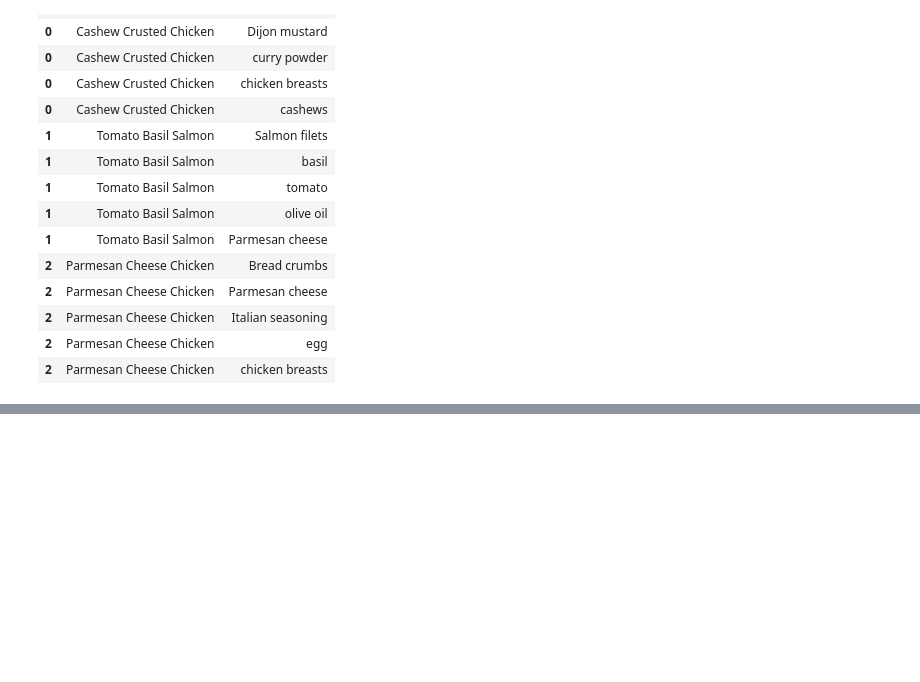
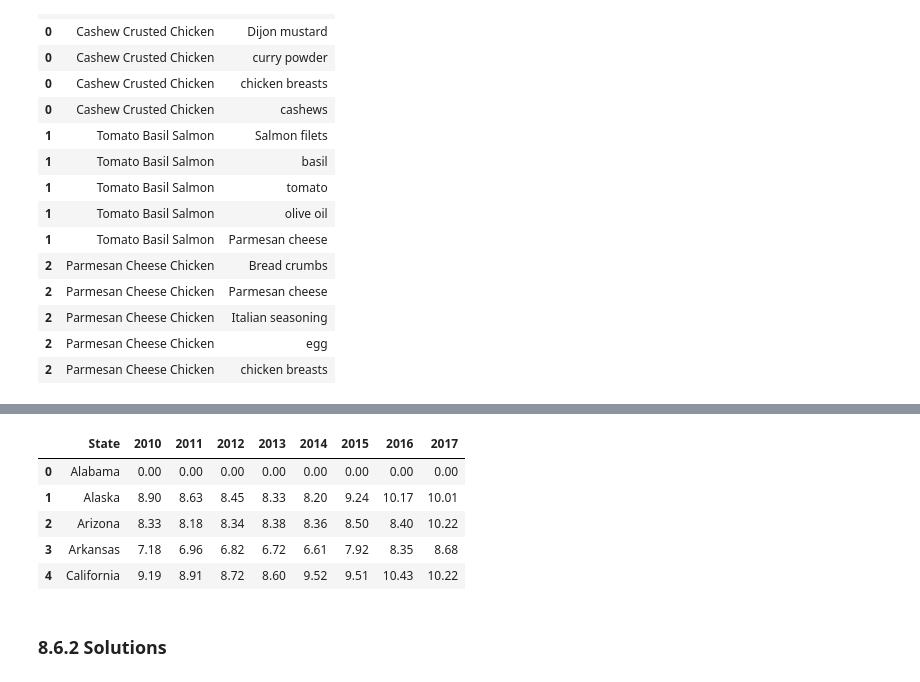
Before and after one commit to ljyGmail/pandas_in_action, a Jupyter notebook: ch08_reshaping_and_pivoting.ipynb, the cells around one changed output, grey strips where cells are left out. Saved outputs shown, nothing was run; the diff lists cells and outputs as text; code cells hidden in the pictures; blank space fills up the shorter version.

```diff
--- a/ch08_reshaping_and_pivoting.ipynb
+++ b/ch08_reshaping_and_pivoting.ipynb
@@ -411,0 +426,12 @@ recipes.explode("Ingredients")
+# %%
+min_wage = pd.read_csv("data/ch08/minimum_wage.csv")
+min_wage.head()
+# %% [output]
+|  | State | 2010 | 2011 | 2012 | 2013 | 2014 | 2015 | 2016 | 2017 |
+| 0 | Alabama | 0.00 | 0.00 | 0.00 | 0.00 | 0.00 | 0.00 | 0.00 | 0.00 |
+| 1 | Alaska | 8.90 | 8.63 | 8.45 | 8.33 | 8.20 | 9.24 | 10.17 | 10.01 |
+| 2 | Arizona | 8.33 | 8.18 | 8.34 | 8.38 | 8.36 | 8.50 | 8.40 | 10.22 |
+| 3 | Arkansas | 7.18 | 6.96 | 6.82 | 6.72 | 6.61 | 7.92 | 8.35 | 8.68 |
+| 4 | California | 9.19 | 8.91 | 8.72 | 8.60 | 9.52 | 9.51 | 10.43 | 10.22 |
+# %% [markdown]
+### 8.6.2 Solutions
```
Also changed, not shown: parts of 10 cells of this notebook.
